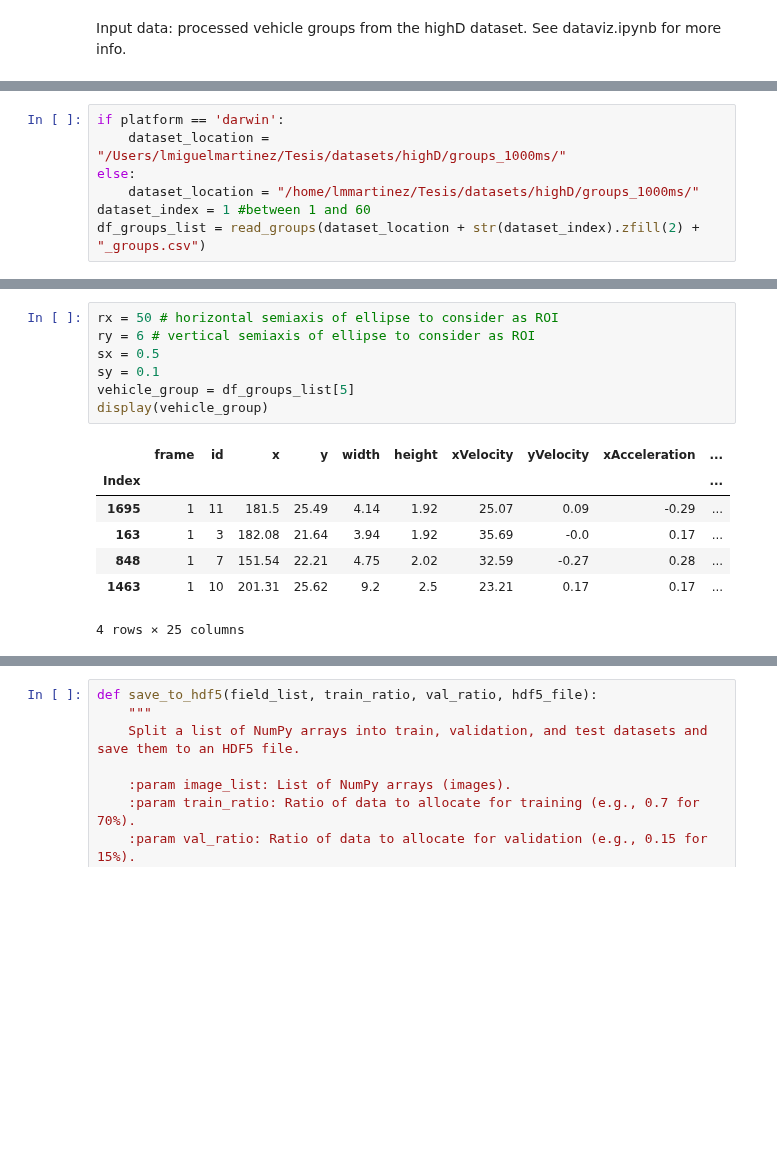
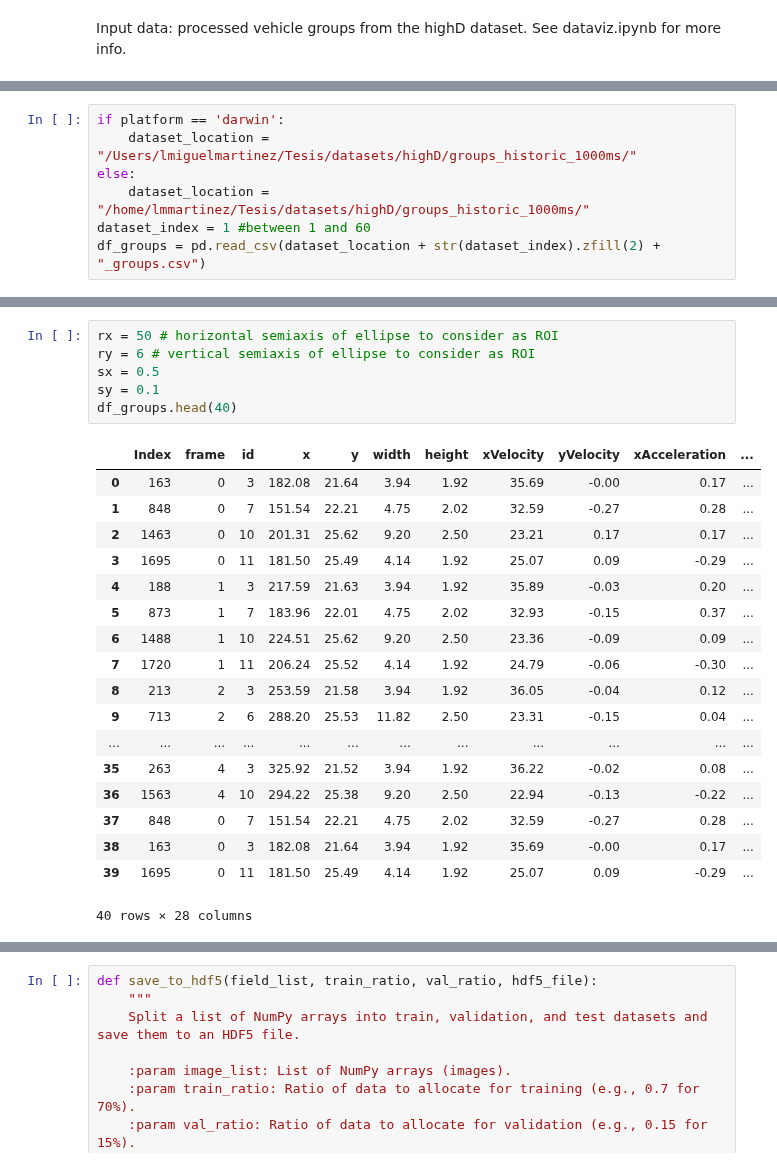
Before and after one commit to lmmartinez97/alphadrive_bp, a Jupyter notebook: highD/preprocessing/field_extraction.ipynb, the cells around one changed output, grey strips where cells are left out. Cells and saved outputs as stored; diff of their text form; blank space fills up the shorter version.

```diff
--- a/highD/preprocessing/field_extraction.ipynb
+++ b/highD/preprocessing/field_extraction.ipynb
@@ -31,11 +29,11 @@ def print_bl():
 %matplotlib widget
 # %%
 if platform == 'darwin':
-    dataset_location = "/Users/lmiguelmartinez/Tesis/datasets/highD/groups_1000ms/"
+    dataset_location = "/Users/lmiguelmartinez/Tesis/datasets/highD/groups_historic_1000ms/"
 else:
-    dataset_location = "/home/lmmartinez/Tesis/datasets/highD/groups_1000ms/"
+    dataset_location = "/home/lmmartinez/Tesis/datasets/highD/groups_historic_1000ms/"
 dataset_index = 1 #between 1 and 60
-df_groups_list = read_groups(dataset_location + str(dataset_index).zfill(2) + "_groups.csv")
+df_groups = pd.read_csv(dataset_location + str(dataset_index).zfill(2) + "_groups.csv")
 # %%
 class PotentialField:
     '''
@@ -268,17 +267,27 @@ class PotentialField:
 # %%
 rx = 50 # horizontal semiaxis of ellipse to consider as ROI
 ry = 6 # vertical semiaxis of ellipse to consider as ROI
 sx = 0.5
 sy = 0.1
-vehicle_group = df_groups_list[5]
-display(vehicle_group)
+df_groups.head(40)
 # %% [output]
-|  | frame | id | x | y | width | height | xVelocity | yVelocity | xAcceleration | ... |
-| Index |  |  |  |  |  |  |  |  |  | ... |
-| 1695 | 1 | 11 | 181.5 | 25.49 | 4.14 | 1.92 | 25.07 | 0.09 | -0.29 | ... |
-| 163 | 1 | 3 | 182.08 | 21.64 | 3.94 | 1.92 | 35.69 | -0.0 | 0.17 | ... |
-| 848 | 1 | 7 | 151.54 | 22.21 | 4.75 | 2.02 | 32.59 | -0.27 | 0.28 | ... |
-| 1463 | 1 | 10 | 201.31 | 25.62 | 9.2 | 2.5 | 23.21 | 0.17 | 0.17 | ... |
+|  | Index | frame | id | x | y | width | height | xVelocity | yVelocity | xAcceleration | ... |
+| 0 | 163 | 0 | 3 | 182.08 | 21.64 | 3.94 | 1.92 | 35.69 | -0.00 | 0.17 | ... |
+| 1 | 848 | 0 | 7 | 151.54 | 22.21 | 4.75 | 2.02 | 32.59 | -0.27 | 0.28 | ... |
+| 2 | 1463 | 0 | 10 | 201.31 | 25.62 | 9.20 | 2.50 | 23.21 | 0.17 | 0.17 | ... |
+| 3 | 1695 | 0 | 11 | 181.50 | 25.49 | 4.14 | 1.92 | 25.07 | 0.09 | -0.29 | ... |
+| 4 | 188 | 1 | 3 | 217.59 | 21.63 | 3.94 | 1.92 | 35.89 | -0.03 | 0.20 | ... |
+| 5 | 873 | 1 | 7 | 183.96 | 22.01 | 4.75 | 2.02 | 32.93 | -0.15 | 0.37 | ... |
+| 6 | 1488 | 1 | 10 | 224.51 | 25.62 | 9.20 | 2.50 | 23.36 | -0.09 | 0.09 | ... |
+| 7 | 1720 | 1 | 11 | 206.24 | 25.52 | 4.14 | 1.92 | 24.79 | -0.06 | -0.30 | ... |
+| 8 | 213 | 2 | 3 | 253.59 | 21.58 | 3.94 | 1.92 | 36.05 | -0.04 | 0.12 | ... |
+| 9 | 713 | 2 | 6 | 288.20 | 25.53 | 11.82 | 2.50 | 23.31 | -0.15 | 0.04 | ... |
+| ... | ... | ... | ... | ... | ... | ... | ... | ... | ... | ... | ... |
+| 35 | 263 | 4 | 3 | 325.92 | 21.52 | 3.94 | 1.92 | 36.22 | -0.02 | 0.08 | ... |
+| 36 | 1563 | 4 | 10 | 294.22 | 25.38 | 9.20 | 2.50 | 22.94 | -0.13 | -0.22 | ... |
+| 37 | 848 | 0 | 7 | 151.54 | 22.21 | 4.75 | 2.02 | 32.59 | -0.27 | 0.28 | ... |
+| 38 | 163 | 0 | 3 | 182.08 | 21.64 | 3.94 | 1.92 | 35.69 | -0.00 | 0.17 | ... |
+| 39 | 1695 | 0 | 11 | 181.50 | 25.49 | 4.14 | 1.92 | 25.07 | 0.09 | -0.29 | ... |
-4 rows × 25 columns
+40 rows × 28 columns
 # %%
 start = time()
```
Also changed, not shown: parts of 3 cells of this notebook, 1 other file.
